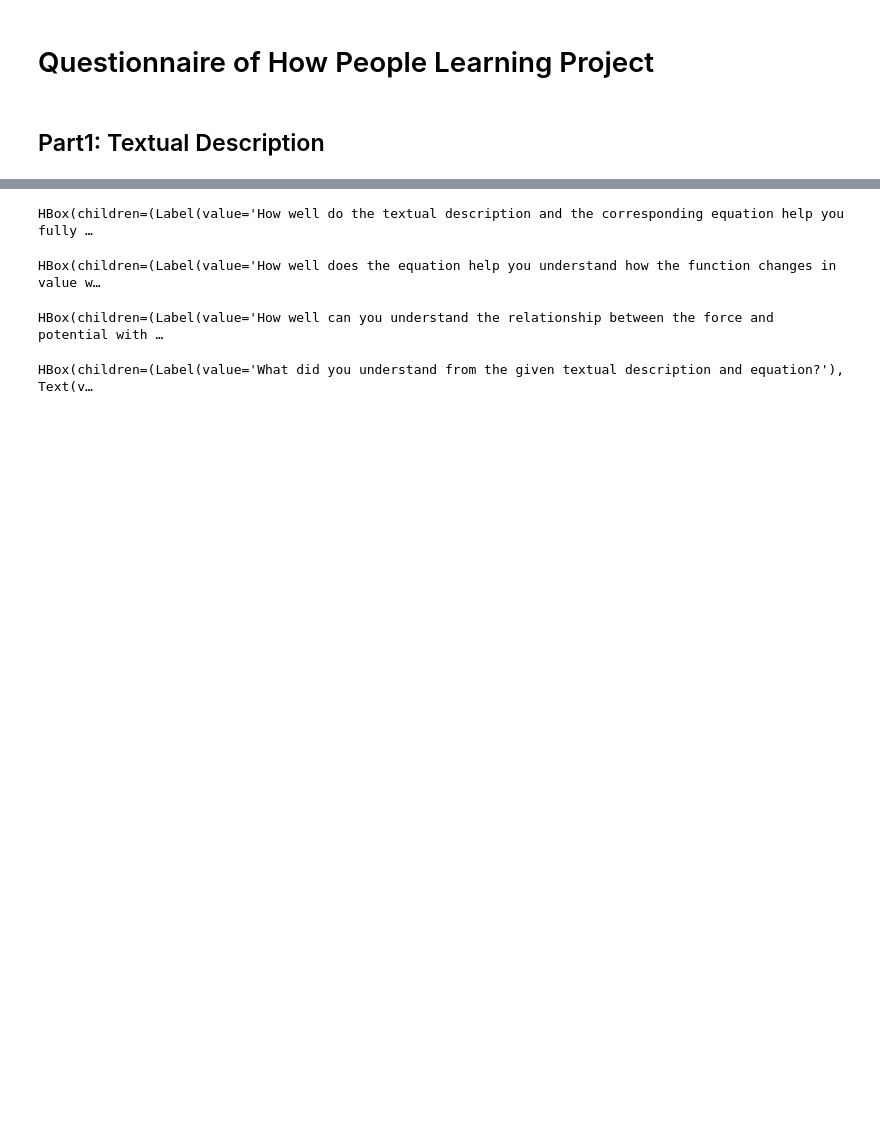
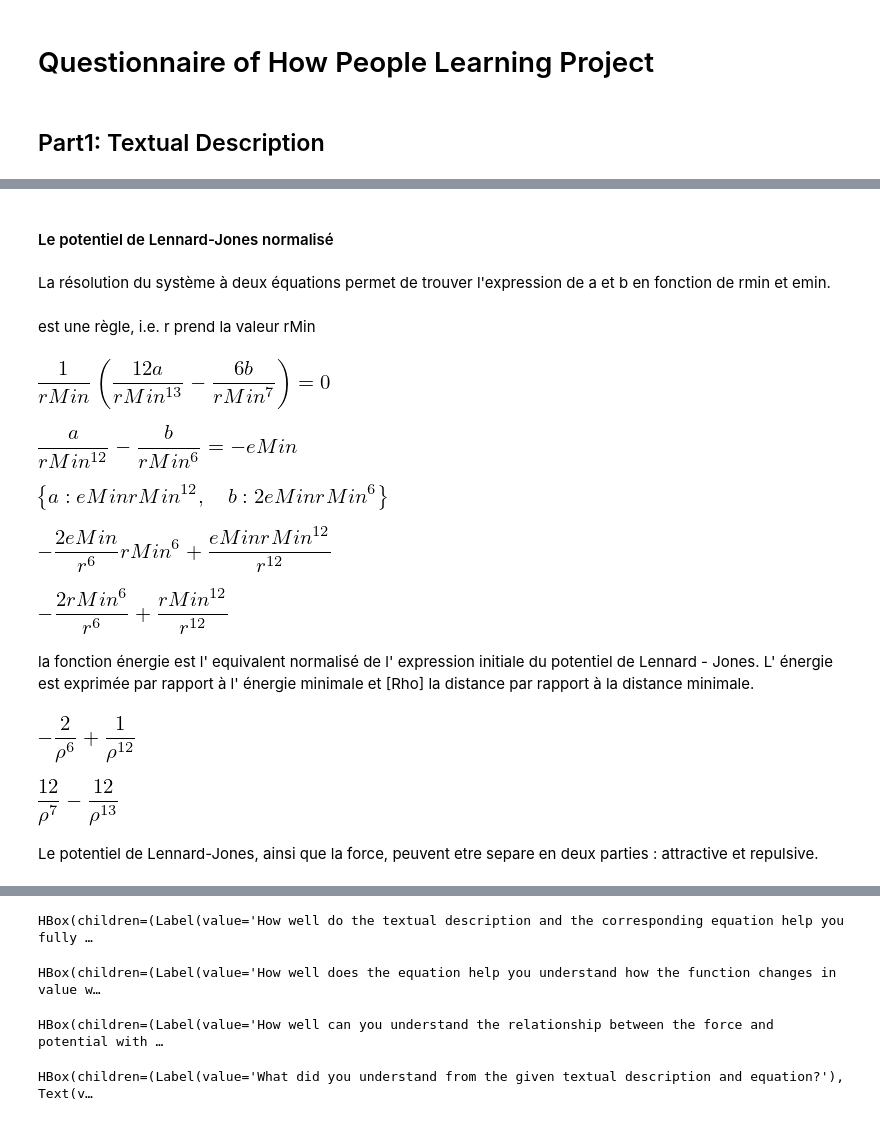
Before and after one commit to TRUMANCFY/HowPeopleLearn, a Jupyter notebook: questionnaireFinal.ipynb, the cells around one changed output, grey strips where cells are left out. Saved outputs shown, nothing was run; the diff lists cells and outputs as text; code cells hidden in the pictures; blank space fills up the shorter version.

```diff
--- a/questionnaireFinal.ipynb
+++ b/questionnaireFinal.ipynb
@@ -42,0 +57,51 @@ wanhao: add some formula here
+# %% [markdown]
+#### Le potentiel de Lennard-Jones normalisé
+# %% [markdown]
+La résolution du système à deux équations permet de trouver l'expression de a et b en fonction de rmin et emin.
+# %% [markdown]
+est une règle, i.e. r prend la valeur rMin
+# %%
+rMin = symbols('rMin')
+equationDistanceMinimum = Eq(force.subs({r: rMin}) / rMin, 0)
+equationDistanceMinimum
+# %% [output]
+[figure, added]
+# %%
+eMin = symbols('eMin')
+equationEnergieMinimum = Eq(lennardJones.subs({r:rMin}), -eMin)
+equationEnergieMinimum
+# %% [output]
+[figure, added]
+# %%
+criticalPointSolutions = solve([equationDistanceMinimum, equationEnergieMinimum], a, b)
+criticalPointSolutions
+# %% [output]
+[figure, added]
+# %%
+lennardJonesCritical = lennardJones.subs(criticalPointSolutions)
+lennardJonesCritical
+# %% [output]
+[figure, added]
+# %%
+lennardJonesScaled = expand(lennardJonesCritical / eMin)
+lennardJonesScaled
+# %% [output]
+[figure, added]
+# %% [markdown]
+la fonction énergie est l' equivalent normalisé de l' expression
+initiale du potentiel de Lennard -
+ Jones. L' énergie est exprimée par rapport à l' énergie minimale et
+[Rho] la distance par rapport à la distance minimale.
+# %%
+rho = symbols('rho')
+energy = expand(lennardJonesScaled.subs({r: rho * rMin}))
+energy
+# %% [output]
+[figure, added]
+# %%
+forceScaled = expand(energy.diff(rho))
+forceScaled
+# %% [output]
+[figure, added]
+# %% [markdown]
+Le potentiel de Lennard-Jones, ainsi que la force, peuvent etre separe en deux parties : attractive et repulsive.
```
Also changed, not shown: parts of 21 cells of this notebook.
